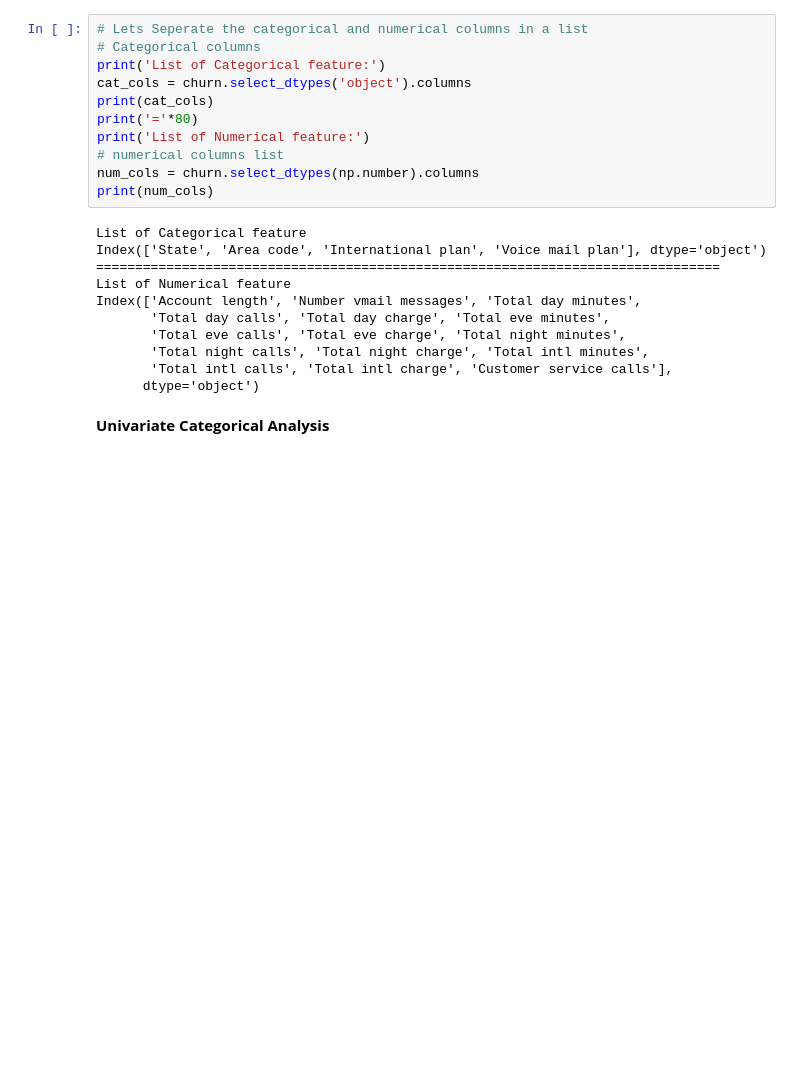
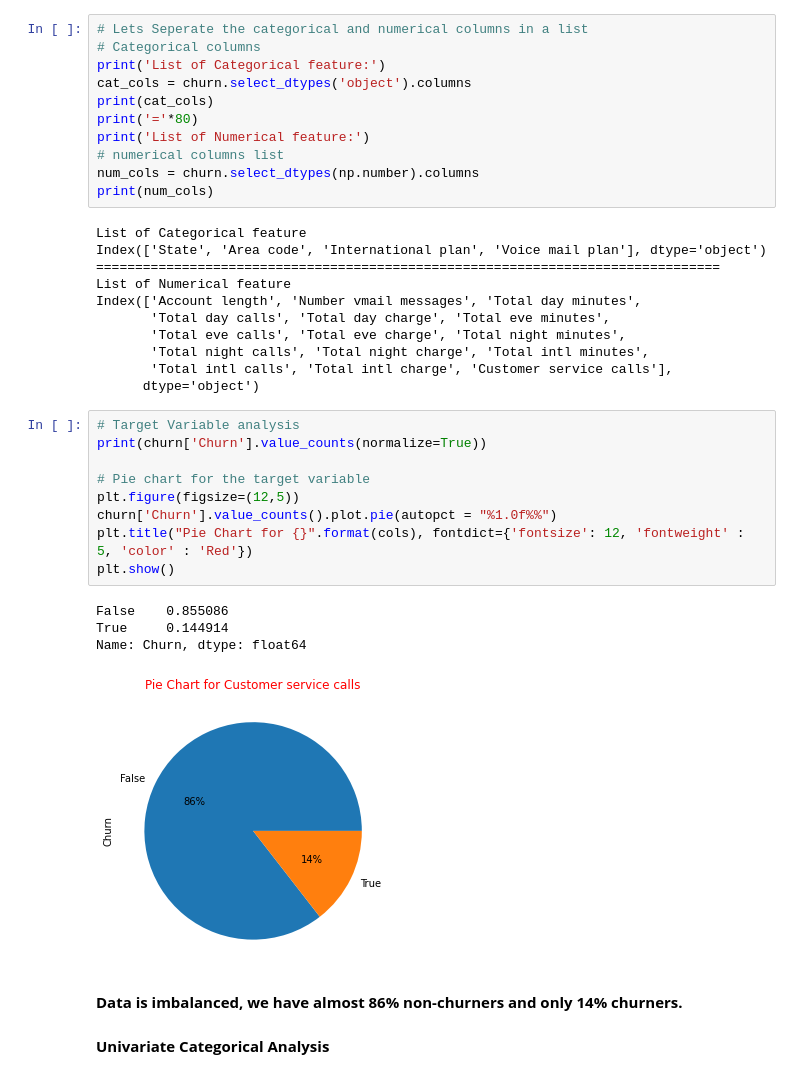
Before and after one commit to Ramesh9394/Portfolio_DS, a Jupyter notebook: Telecom_Churn_Analysis_Capstone_Project.ipynb, the cells around one changed output. Cells and saved outputs as stored; diff of their text form; blank space fills up the shorter version.

```diff
--- a/Telecom_Churn_Analysis_Capstone_Project.ipynb
+++ b/Telecom_Churn_Analysis_Capstone_Project.ipynb
@@ -139,6 +139,22 @@ Index(['Account length', 'Number vmail messages', 'Total day minutes',
        'Total night calls', 'Total night charge', 'Total intl minutes',
        'Total intl calls', 'Total intl charge', 'Customer service calls'],
       dtype='object')
+# %%
+# Target Variable analysis
+print(churn['Churn'].value_counts(normalize=True))
+
+# Pie chart for the target variable
+plt.figure(figsize=(12,5))
+churn['Churn'].value_counts().plot.pie(autopct = "%1.0f%%")
+plt.title("Pie Chart for {}".format(cols), fontdict={'fontsize': 12, 'fontweight' : 5, 'color' : 'Red'})
+plt.show()
+# %% [output]
+False    0.855086
+True     0.144914
+Name: Churn, dtype: float64
+[figure, added]
+# %% [markdown]
+**Data is imbalanced, we have almost 86% non-churners and only 14% churners.**
 # %% [markdown]
 **Univariate Categorical Analysis**
 # %%
```
Also changed, not shown: parts of 5 cells of this notebook.
